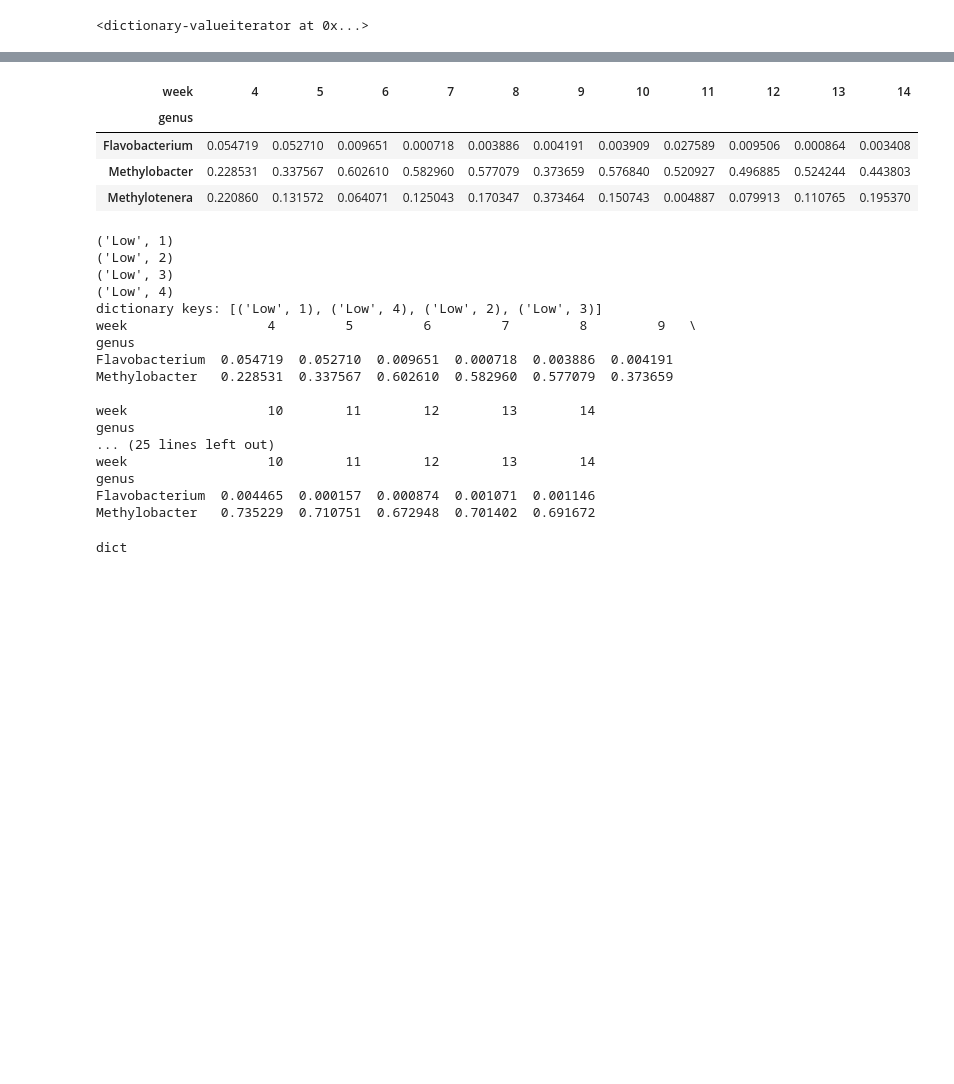
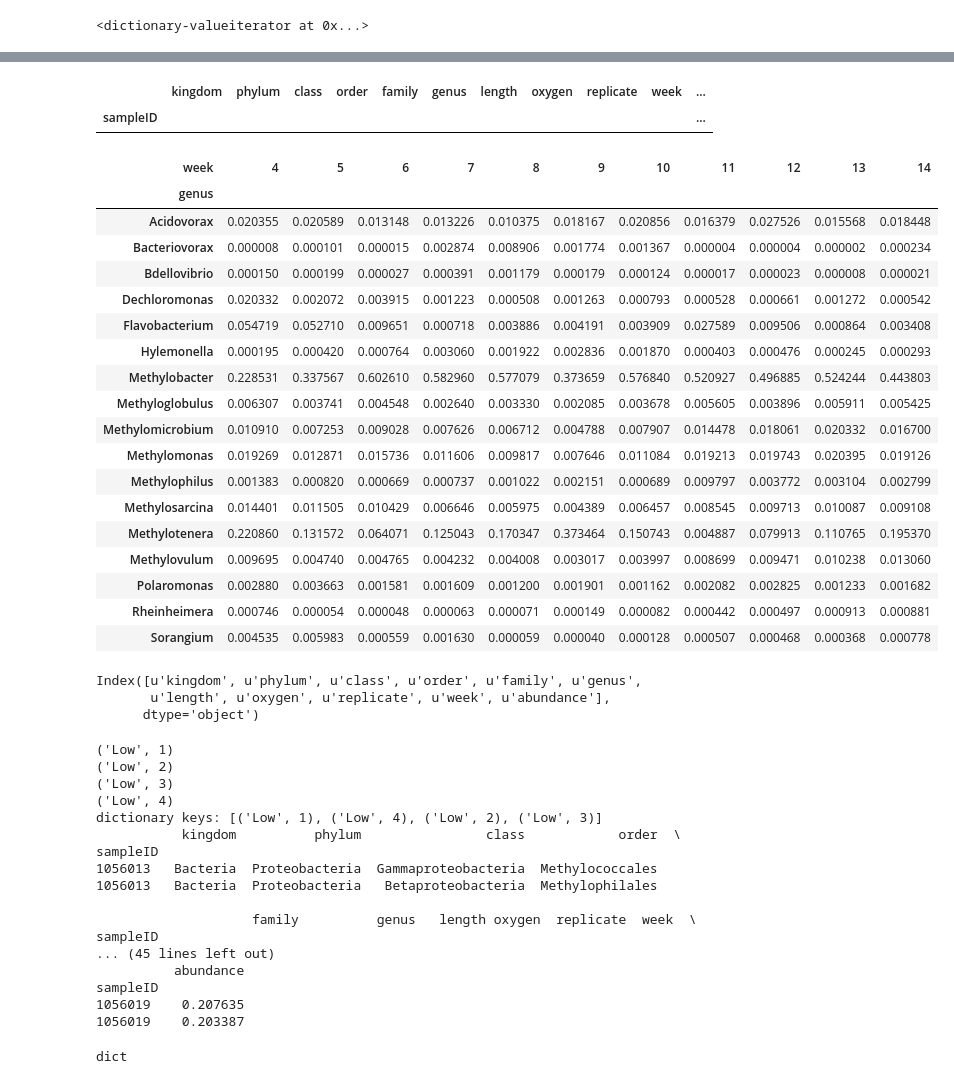
Before and after one commit to JanetMatsen/bacteriopop, a Jupyter notebook: dmd_demo.ipynb, the cells around one changed output, grey strips where cells are left out. Saved outputs shown, nothing was run; the diff lists cells and outputs as text; code cells hidden in the pictures; blank space fills up the shorter version.

```diff
--- a/dmd_demo.ipynb
+++ b/dmd_demo.ipynb
@@ -46,6 +60,7 @@ first (up to) 5 phylo columns to keep: ['Methylobacter']
 # %% [markdown]
 # Demo of DMD data prep
 # %%
-raw_dmd_data = bacteriopop_utils.reduce_data(dataframe=loaded_data, min_abundance= 0.1,
-                              phylo_column='genus', oxygen='Low')
+raw_dmd_data = bacteriopop_utils.reduce_data(
+    dataframe=loaded_data, min_abundance= 0.01,
+    phylo_column='genus', oxygen='Low')
 # %% [output]
@@ -80,35 +95,61 @@ first_df.head(3)
 | 1056013 | Bacteria | Proteobacteria | Gammaproteobacteria | Methylococcales | Methylococcaceae | Methylobacter | 9948861 | Low | 1 | 4 | ... |
 | 1056013 | Bacteria | Proteobacteria | Betaproteobacteria | Methylophilales | Methylophilaceae | Methylotenera | 5066955 | Low | 1 | 4 | ... |
 | 1056013 | Bacteria | Bacteroidetes | Flavobacteriia | Flavobacteriales | Flavobacteriaceae | Flavobacterium | 4654774 | Low | 1 | 4 | ... |
+# %%
+first_df[first_df['genus'] == 'other'].head()
+# %% [output]
+|  | kingdom | phylum | class | order | family | genus | length | oxygen | replicate | week | ... |
+| sampleID |  |  |  |  |  |  |  |  |  |  | ... |
 # %%
-first_df.pivot(index='genus', columns='week', values='abundance')
+first_df[first_df['genus'] != ''].pivot(index='genus', columns='week', values='abundance')
 # %% [output]
 | week | 4 | 5 | 6 | 7 | 8 | 9 | 10 | 11 | 12 | 13 | 14 |
 | genus |  |  |  |  |  |  |  |  |  |  |  |
+| Acidovorax | 0.020355 | 0.020589 | 0.013148 | 0.013226 | 0.010375 | 0.018167 | 0.020856 | 0.016379 | 0.027526 | 0.015568 | 0.018448 |
+| Bacteriovorax | 0.000008 | 0.000101 | 0.000015 | 0.002874 | 0.008906 | 0.001774 | 0.001367 | 0.000004 | 0.000004 | 0.000002 | 0.000234 |
+| Bdellovibrio | 0.000150 | 0.000199 | 0.000027 | 0.000391 | 0.001179 | 0.000179 | 0.000124 | 0.000017 | 0.000023 | 0.000008 | 0.000021 |
+| Dechloromonas | 0.020332 | 0.002072 | 0.003915 | 0.001223 | 0.000508 | 0.001263 | 0.000793 | 0.000528 | 0.000661 | 0.001272 | 0.000542 |
 | Flavobacterium | 0.054719 | 0.052710 | 0.009651 | 0.000718 | 0.003886 | 0.004191 | 0.003909 | 0.027589 | 0.009506 | 0.000864 | 0.003408 |
+| Hylemonella | 0.000195 | 0.000420 | 0.000764 | 0.003060 | 0.001922 | 0.002836 | 0.001870 | 0.000403 | 0.000476 | 0.000245 | 0.000293 |
 | Methylobacter | 0.228531 | 0.337567 | 0.602610 | 0.582960 | 0.577079 | 0.373659 | 0.576840 | 0.520927 | 0.496885 | 0.524244 | 0.443803 |
+| Methyloglobulus | 0.006307 | 0.003741 | 0.004548 | 0.002640 | 0.003330 | 0.002085 | 0.003678 | 0.005605 | 0.003896 | 0.005911 | 0.005425 |
+| Methylomicrobium | 0.010910 | 0.007253 | 0.009028 | 0.007626 | 0.006712 | 0.004788 | 0.007907 | 0.014478 | 0.018061 | 0.020332 | 0.016700 |
+| Methylomonas | 0.019269 | 0.012871 | 0.015736 | 0.011606 | 0.009817 | 0.007646 | 0.011084 | 0.019213 | 0.019743 | 0.020395 | 0.019126 |
+| Methylophilus | 0.001383 | 0.000820 | 0.000669 | 0.000737 | 0.001022 | 0.002151 | 0.000689 | 0.009797 | 0.003772 | 0.003104 | 0.002799 |
+| Methylosarcina | 0.014401 | 0.011505 | 0.010429 | 0.006646 | 0.005975 | 0.004389 | 0.006457 | 0.008545 | 0.009713 | 0.010087 | 0.009108 |
 | Methylotenera | 0.220860 | 0.131572 | 0.064071 | 0.125043 | 0.170347 | 0.373464 | 0.150743 | 0.004887 | 0.079913 | 0.110765 | 0.195370 |
+| Methylovulum | 0.009695 | 0.004740 | 0.004765 | 0.004232 | 0.004008 | 0.003017 | 0.003997 | 0.008699 | 0.009471 | 0.010238 | 0.013060 |
+| Polaromonas | 0.002880 | 0.003663 | 0.001581 | 0.001609 | 0.001200 | 0.001901 | 0.001162 | 0.002082 | 0.002825 | 0.001233 | 0.001682 |
+| Rheinheimera | 0.000746 | 0.000054 | 0.000048 | 0.000063 | 0.000071 | 0.000149 | 0.000082 | 0.000442 | 0.000497 | 0.000913 | 0.000881 |
+| Sorangium | 0.004535 | 0.005983 | 0.000559 | 0.001630 | 0.000059 | 0.000040 | 0.000128 | 0.000507 | 0.000468 | 0.000368 | 0.000778 |
+# %%
+raw_dmd_data.columns
+# %% [output]
+Index([u'kingdom', u'phylum', u'class', u'order', u'family', u'genus',
+       u'length', u'oxygen', u'replicate', u'week', u'abundance'],
+      dtype='object')
 # %%
-DMD_input_dict = bacteriopop_utils.prepare_DMD_matrices(raw_dmd_data,
-                                                        groupby_level = "Genus")
+DMD_input_dict = \
+    bacteriopop_utils.prepare_DMD_matrices(raw_dmd_data,
+                                           groupby_level = "genus")
 # %% [output]
 ('Low', 1)
 ('Low', 2)
 ('Low', 3)
 ('Low', 4)
 dictionary keys: [('Low', 1), ('Low', 4), ('Low', 2), ('Low', 3)]
-week                  4         5         6         7         8         9   \
-genus
-Flavobacterium  0.054719  0.052710  0.009651  0.000718  0.003886  0.004191
-Methylobacter   0.228531  0.337567  0.602610  0.582960  0.577079  0.373659
+           kingdom          phylum                class            order  \
+sampleID
+1056013   Bacteria  Proteobacteria  Gammaproteobacteria  Methylococcales
+1056013   Bacteria  Proteobacteria   Betaproteobacteria  Methylophilales
 
-week                  10        11        12        13        14
-genus
-... (25 lines left out)
-week                  10        11        12        13        14
-genus
-Flavobacterium  0.004465  0.000157  0.000874  0.001071  0.001146
-Methylobacter   0.735229  0.710751  0.672948  0.701402  0.691672
+                    family          genus   length oxygen  replicate  week  \
+sampleID
+... (45 lines left out)
+          abundance
+sampleID
+1056019    0.207635
+1056019    0.203387
 # %%
 type(DMD_input_dict)
 # %% [output]
```
Also changed, not shown: parts of 14 cells of this notebook, 2 other files.
